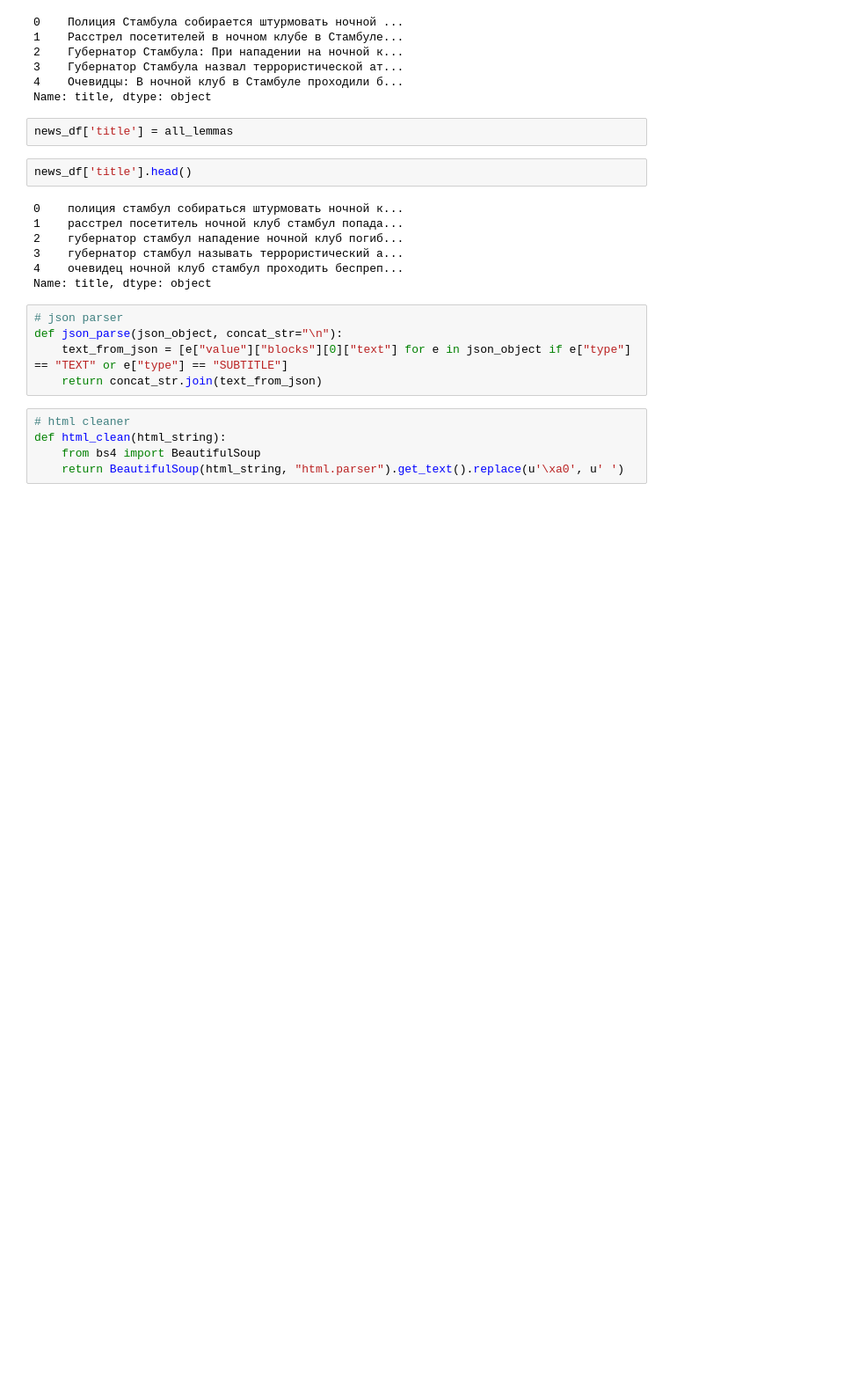
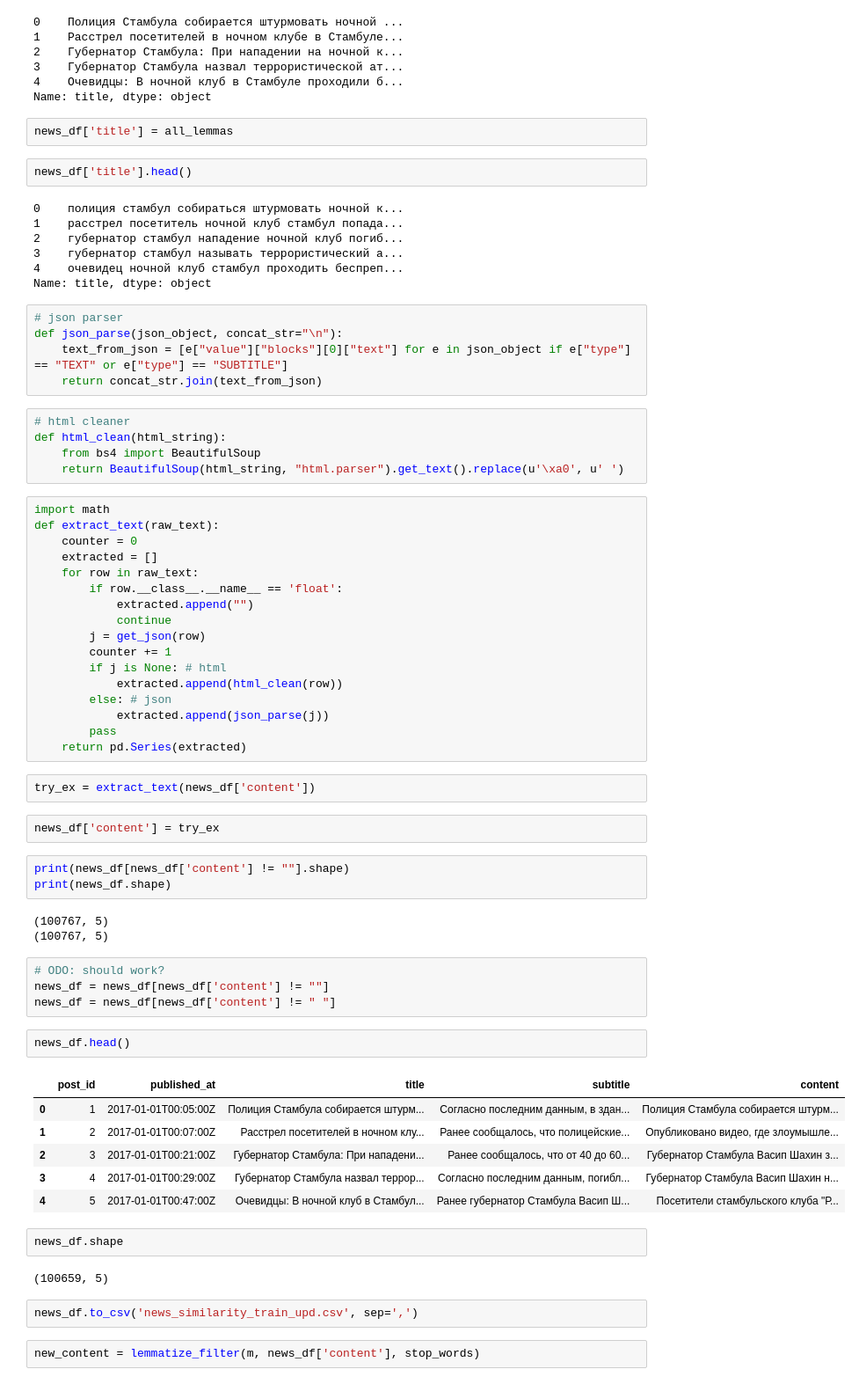
Before and after one commit to andrey-golubev/python-sandbox, a Jupyter notebook: nlp/news_similarity.ipynb, the cells around one changed output. Shown: that part at 88% size. Saved outputs shown, nothing was run; the diff lists cells and outputs as text; blank space fills up the shorter version.

Commit message:
Filtered out html+json

```diff
--- a/nlp/news_similarity.ipynb
+++ b/nlp/news_similarity.ipynb
@@ -162,3 +162,51 @@ def json_parse(json_object, concat_str="\n"):
 def html_clean(html_string):
     from bs4 import BeautifulSoup
     return BeautifulSoup(html_string, "html.parser").get_text().replace(u'\xa0', u' ')
+# %%
+import math
+def extract_text(raw_text):
+    counter = 0
+    extracted = []
+    for row in raw_text:
+        if row.__class__.__name__ == 'float':
+            extracted.append("")
+            continue
+        j = get_json(row)
+        counter += 1
+        if j is None: # html
+            extracted.append(html_clean(row))
+        else: # json
+            extracted.append(json_parse(j))
+        pass
+    return pd.Series(extracted)
+# %%
+try_ex = extract_text(news_df['content'])
+# %%
+news_df['content'] = try_ex
+# %%
+print(news_df[news_df['content'] != ""].shape)
+print(news_df.shape)
+# %% [output]
+(100767, 5)
+(100767, 5)
+# %%
+# ODO: should work?
+news_df = news_df[news_df['content'] != ""]
+news_df = news_df[news_df['content'] != " "]
+# %%
+news_df.head()
+# %% [output]
+|  | post_id | published_at | title | subtitle | content |
+| 0 | 1 | 2017-01-01T00:05:00Z | Полиция Стамбула собирается штурм... | Согласно последним данным, в здан... | Полиция Стамбула собирается штурм... |
+| 1 | 2 | 2017-01-01T00:07:00Z | Расстрел посетителей в ночном клу... | Ранее сообщалось, что полицейские... | Опубликовано видео, где злоумышле... |
+| 2 | 3 | 2017-01-01T00:21:00Z | Губернатор Стамбула: При нападени... | Ранее сообщалось, что от 40 до 60... | Губернатор Стамбула Васип Шахин з... |
+| 3 | 4 | 2017-01-01T00:29:00Z | Губернатор Стамбула назвал террор... | Согласно последним данным, погибл... | Губернатор Стамбула Васип Шахин н... |
+| 4 | 5 | 2017-01-01T00:47:00Z | Очевидцы: В ночной клуб в Стамбул... | Ранее губернатор Стамбула Васип Ш... | Посетители стамбульского клуба "Р... |
+# %%
+news_df.shape
+# %% [output]
+(100659, 5)
+# %%
+news_df.to_csv('news_similarity_train_upd.csv', sep=',')
+# %%
+new_content = lemmatize_filter(m, news_df['content'], stop_words)
```
